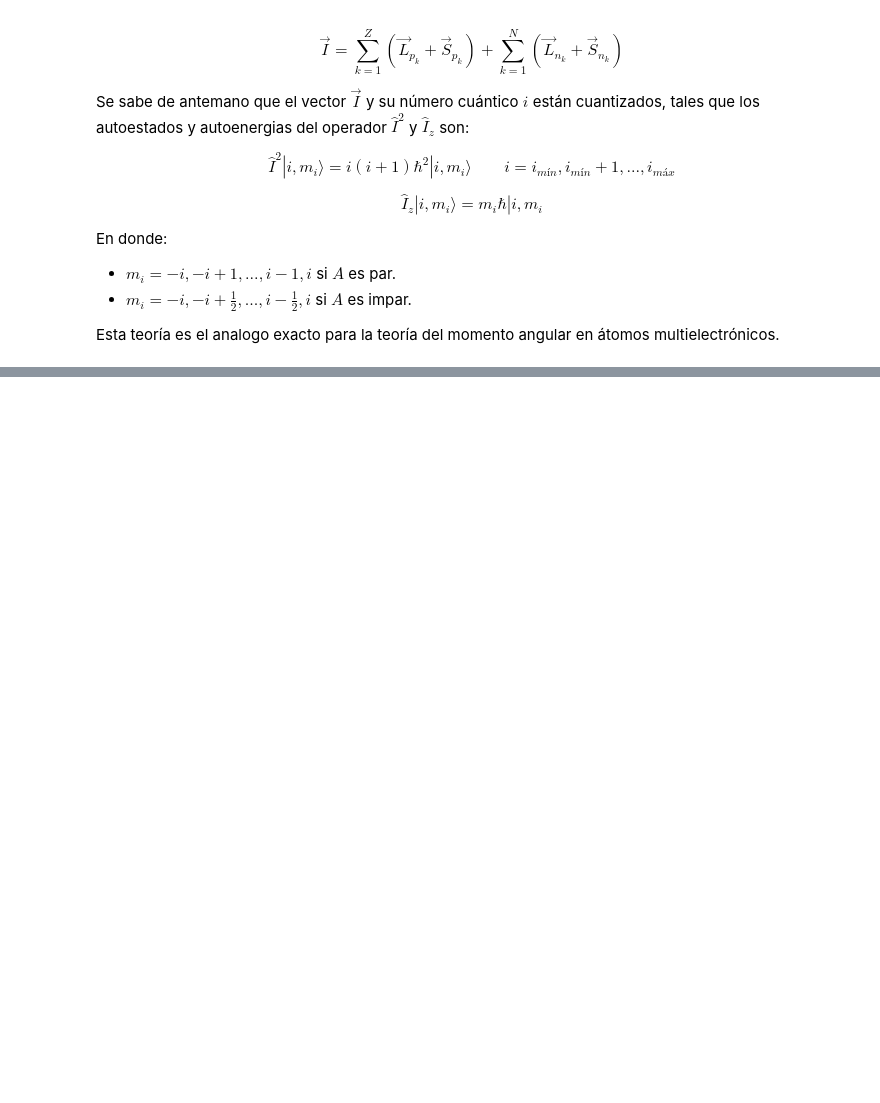
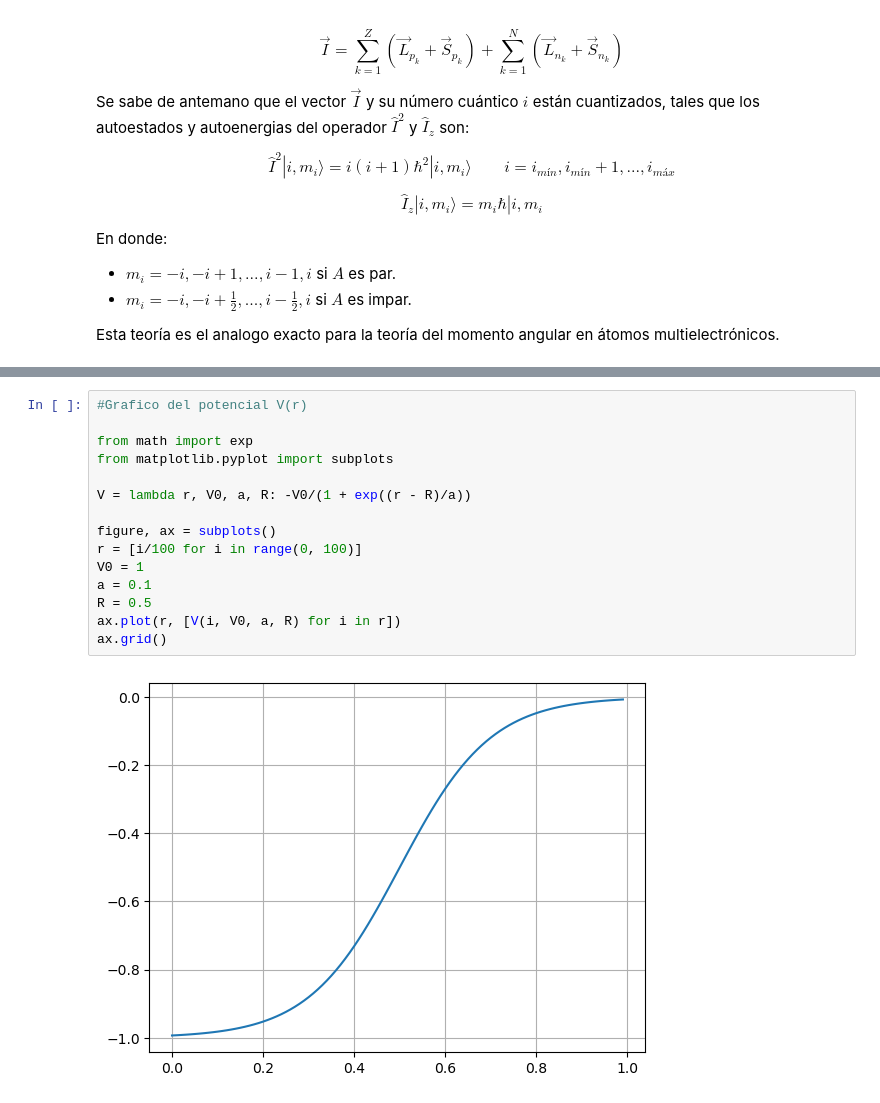
Before and after one commit to mr-raccoon-97/fisica, a Jupyter notebook: fisica-nuclear/estructura-nuclear.ipynb, the cells around one changed output, grey strips where cells are left out. Cells and saved outputs as stored; diff of their text form; blank space fills up the shorter version.

```diff
--- a/fisica-nuclear/estructura-nuclear.ipynb
+++ b/fisica-nuclear/estructura-nuclear.ipynb
@@ -150,0 +171,17 @@ Esta teoría es el analogo exacto para la teoría del momento angular en átomos
+# %%
+#Grafico del potencial V(r)
+
+from math import exp
+from matplotlib.pyplot import subplots
+
+V = lambda r, V0, a, R: -V0/(1 + exp((r - R)/a))
+
+figure, ax = subplots()
+r = [i/100 for i in range(0, 100)]
+V0 = 1
+a = 0.1
+R = 0.5
+ax.plot(r, [V(i, V0, a, R) for i in r])
+ax.grid()
+# %% [output]
+[figure, added]
```
Also changed, not shown: parts of 10 cells of this notebook, 6 other files.
